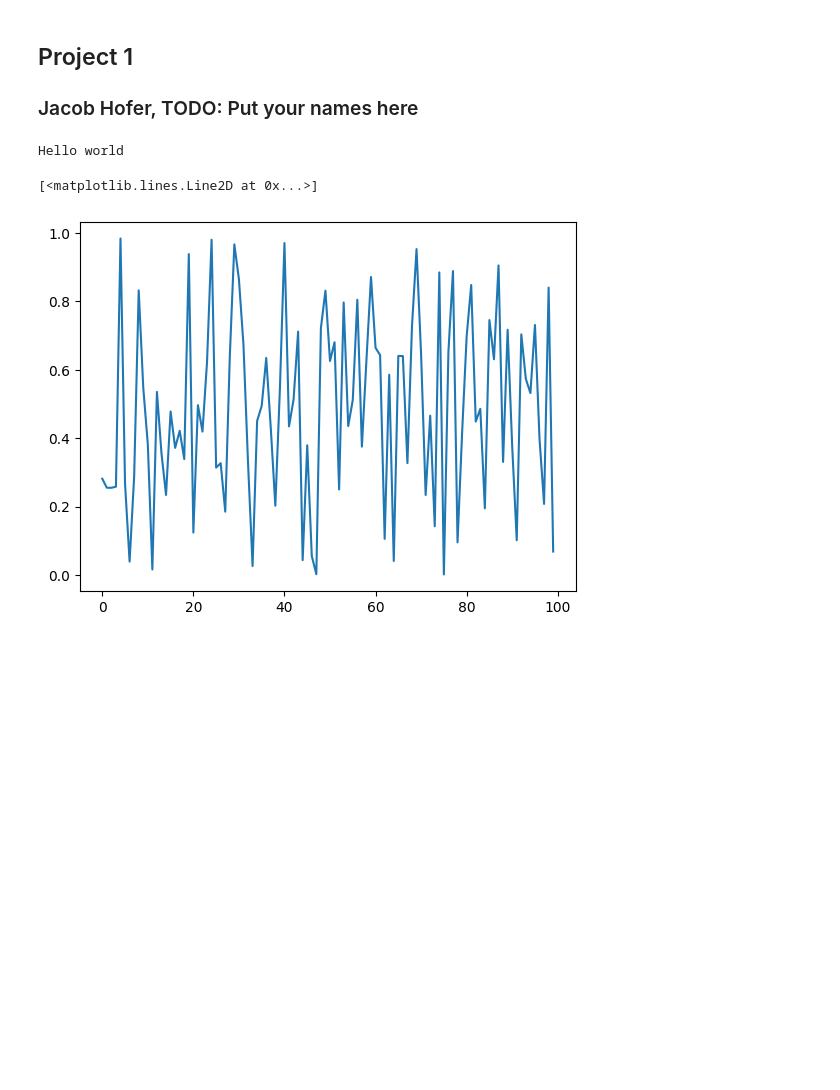
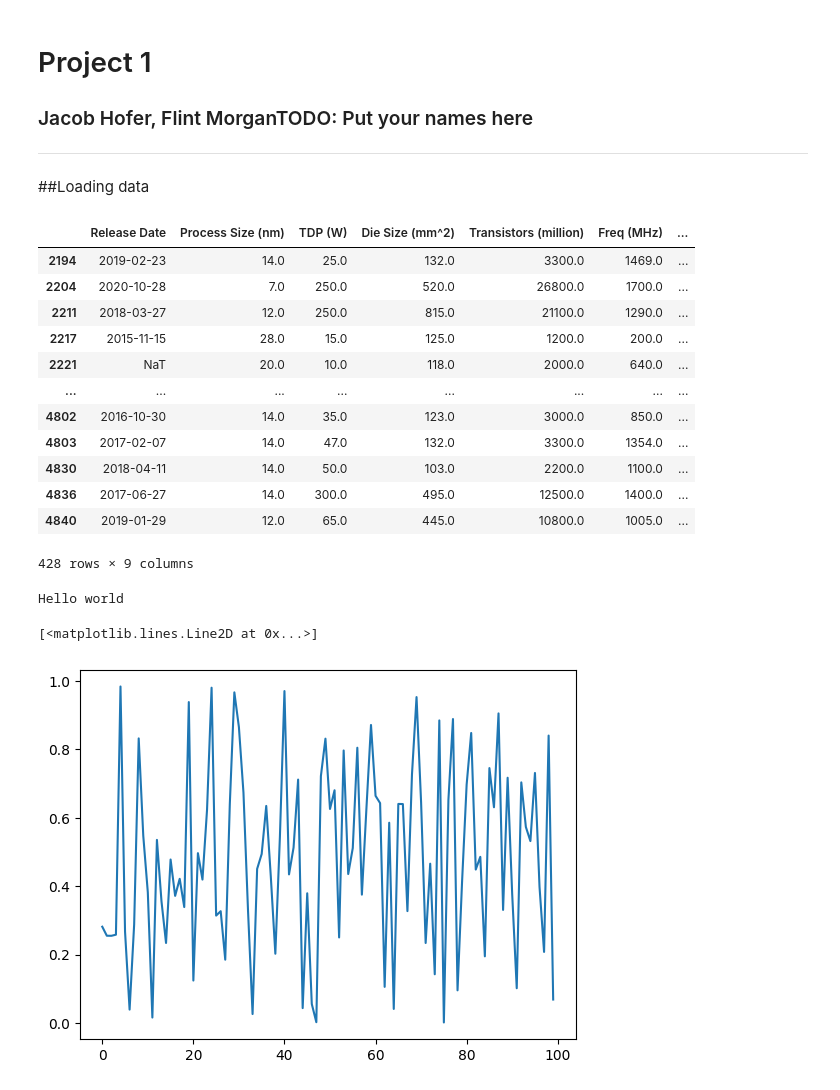
Before and after one commit to CodeAX2/csci-550-project1, a Jupyter notebook: Project1.ipynb, the cells around one changed output. Cells and saved outputs as stored; diff of their text form; code cells hidden in the pictures; blank space fills up the shorter version.

Commit message:
added in loading data

```diff
--- a/Project1.ipynb
+++ b/Project1.ipynb
@@ -1,6 +1,30 @@
 # %% [markdown]
-## Project 1
-### Jacob Hofer, TODO: Put your names here
+# Project 1
+### Jacob Hofer, Flint MorganTODO: Put your names here
+---
+##Loading data
+# %%
+import pandas as pd
+df = pd.read_csv("chip_dataset.csv")
+
+Type = df['Type']
+df.pop("Unnamed: 0");df.pop("Type");df.pop("Foundry");df.pop("Vendor");df.pop("Product")
+df = df.dropna()
+display(df)
+# %% [output]
+|  | Release Date | Process Size (nm) | TDP (W) | Die Size (mm^2) | Transistors (million) | Freq (MHz) | ... |
+| 2194 | 2019-02-23 | 14.0 | 25.0 | 132.0 | 3300.0 | 1469.0 | ... |
+| 2204 | 2020-10-28 | 7.0 | 250.0 | 520.0 | 26800.0 | 1700.0 | ... |
+| 2211 | 2018-03-27 | 12.0 | 250.0 | 815.0 | 21100.0 | 1290.0 | ... |
+| 2217 | 2015-11-15 | 28.0 | 15.0 | 125.0 | 1200.0 | 200.0 | ... |
+| 2221 | NaT | 20.0 | 10.0 | 118.0 | 2000.0 | 640.0 | ... |
+| ... | ... | ... | ... | ... | ... | ... | ... |
+| 4802 | 2016-10-30 | 14.0 | 35.0 | 123.0 | 3000.0 | 850.0 | ... |
+| 4803 | 2017-02-07 | 14.0 | 47.0 | 132.0 | 3300.0 | 1354.0 | ... |
+| 4830 | 2018-04-11 | 14.0 | 50.0 | 103.0 | 2200.0 | 1100.0 | ... |
+| 4836 | 2017-06-27 | 14.0 | 300.0 | 495.0 | 12500.0 | 1400.0 | ... |
+| 4840 | 2019-01-29 | 12.0 | 65.0 | 445.0 | 10800.0 | 1005.0 | ... |
+428 rows × 9 columns
 # %%
 print("Hello world")
 # %% [output]
```
